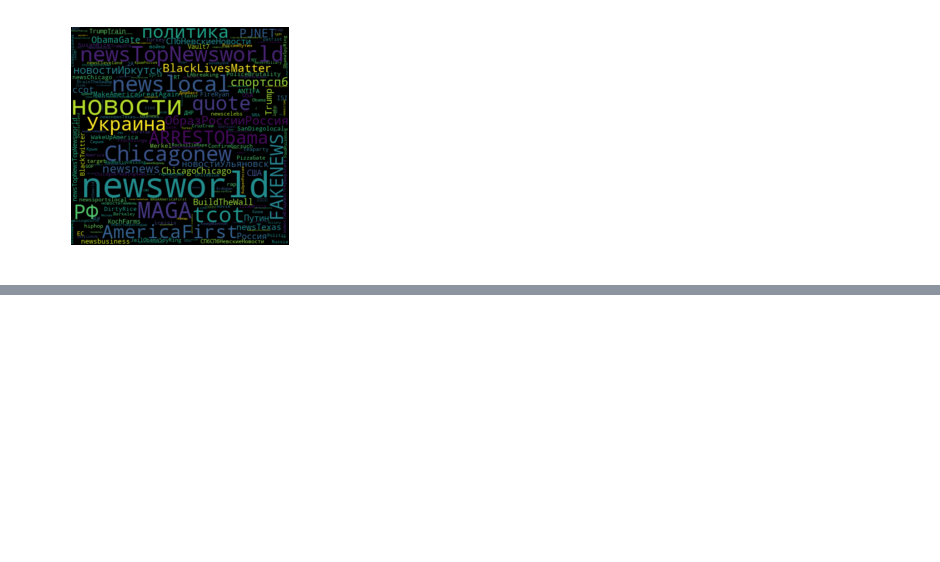
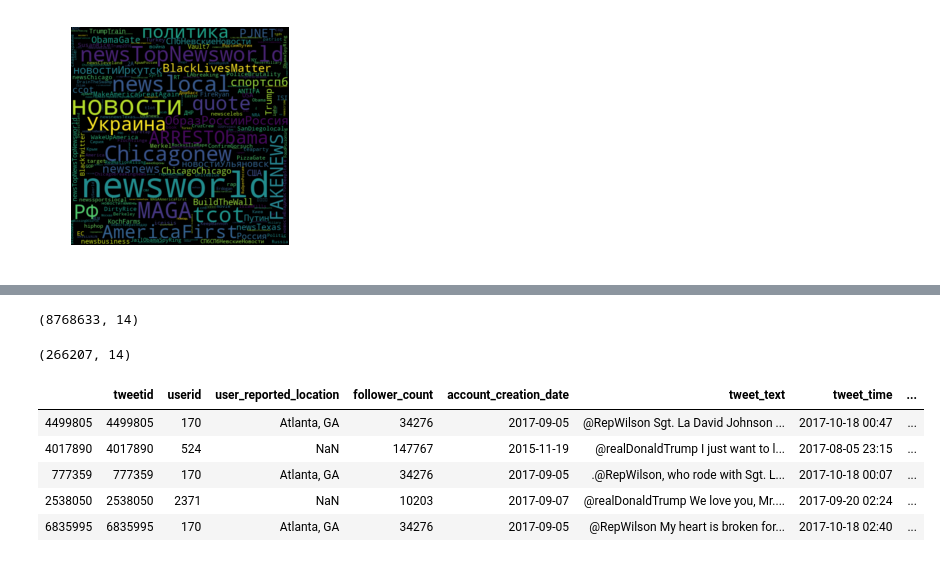
Before and after one commit to HackBinghamton/DataScienceForTwitter, a Jupyter notebook: data_visualization.ipynb, the cells around one changed output, grey strips where cells are left out. Drawn from its saved outputs; the diff is of its cells as text; code cells hidden in the pictures; blank space fills up the shorter version.

```diff
--- a/data_visualization.ipynb
+++ b/data_visualization.ipynb
@@ -59,0 +62,5 @@ plt.show()
+# %%
+# in_reply_to_tweetid = data["in_reply_to_tweetid"]
+in_reply_to_tweetid = data[(data.in_reply_to_tweetid != 0)]
+
+print((in_reply_to_tweetid[0:300]))
@@ -59,0 +85,19 @@ plt.show()
+# %%
+data.shape
+# %% [output]
+(8768633, 14)
+# %%
+in_reply_to_tweetid.shape
+# %% [output]
+(266207, 14)
+# %%
+most_liked_replies = in_reply_to_tweetid.sort_values('like_count', ascending=False)
+# %%
+most_liked_replies.head()
+# %% [output]
+|  | tweetid | userid | user_reported_location | follower_count | account_creation_date | tweet_text | tweet_time | ... |
+| 4499805 | 4499805 | 170 | Atlanta, GA | 34276 | 2017-09-05 | @RepWilson Sgt. La David Johnson ... | 2017-10-18 00:47 | ... |
+| 4017890 | 4017890 | 524 | NaN | 147767 | 2015-11-19 | @realDonaldTrump I just want to l... | 2017-08-05 23:15 | ... |
+| 777359 | 777359 | 170 | Atlanta, GA | 34276 | 2017-09-05 | .@RepWilson, who rode with Sgt. L... | 2017-10-18 00:07 | ... |
+| 2538050 | 2538050 | 2371 | NaN | 10203 | 2017-09-07 | @realDonaldTrump We love you, Mr.... | 2017-09-20 02:24 | ... |
+| 6835995 | 6835995 | 170 | Atlanta, GA | 34276 | 2017-09-05 | @RepWilson My heart is broken for... | 2017-10-18 02:40 | ... |
```
Also changed, not shown: parts of 14 cells of this notebook.
